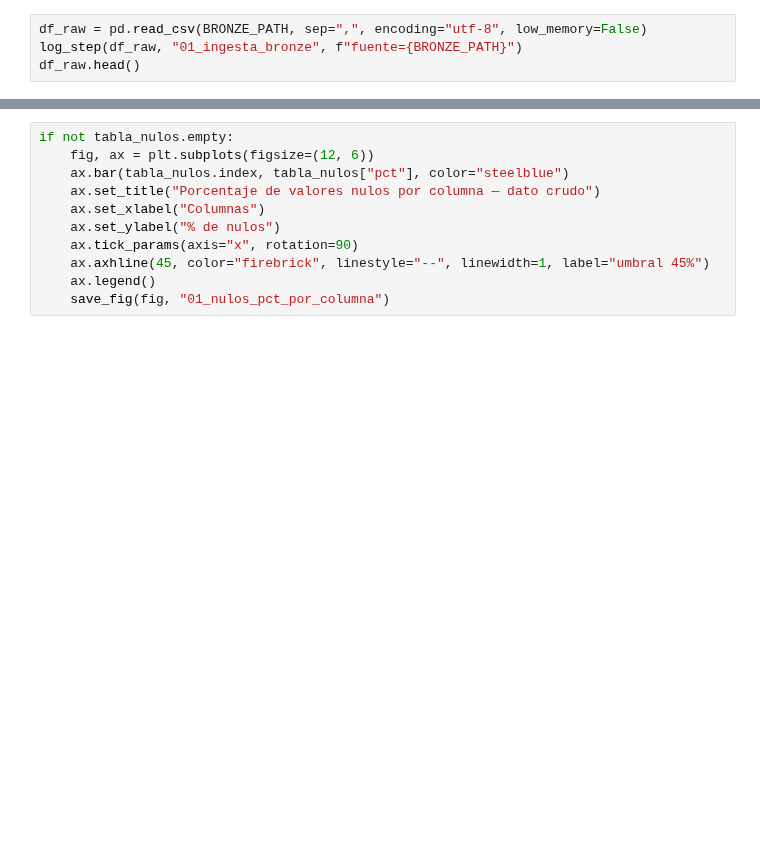
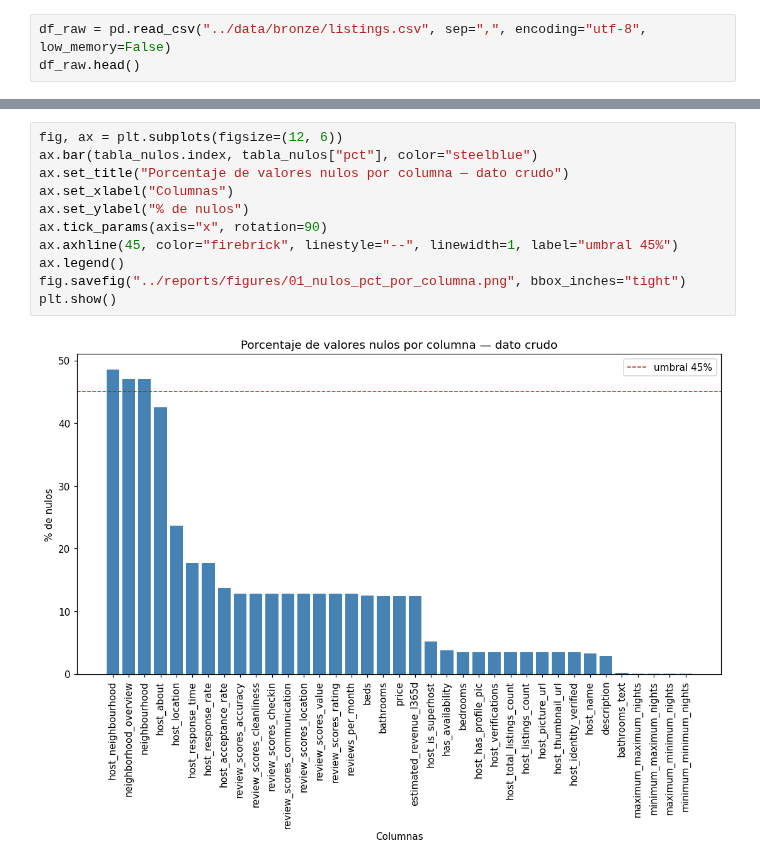
Before and after one commit to JuanJoseHQ/proyecto_final_analisis_datos, a Jupyter notebook: notebook/listings_clean.ipynb, the cells around one changed output, grey strips where cells are left out. Saved outputs shown, nothing was run; the diff lists cells and outputs as text; blank space fills up the shorter version.

Commit message:
Add new figures for analysis in reports

```diff
--- a/notebook/listings_clean.ipynb
+++ b/notebook/listings_clean.ipynb
@@ -91,4 +41,3 @@ de transformarlas.
 # %%
-df_raw = pd.read_csv(BRONZE_PATH, sep=",", encoding="utf-8", low_memory=False)
-log_step(df_raw, "01_ingesta_bronze", f"fuente={BRONZE_PATH}")
+df_raw = pd.read_csv("../data/bronze/listings.csv", sep=",", encoding="utf-8", low_memory=False)
 df_raw.head()
@@ -153,14 +179,16 @@ display(tabla_nulos)
 # %%
-if not tabla_nulos.empty:
-    fig, ax = plt.subplots(figsize=(12, 6))
-    ax.bar(tabla_nulos.index, tabla_nulos["pct"], color="steelblue")
-    ax.set_title("Porcentaje de valores nulos por columna — dato crudo")
-    ax.set_xlabel("Columnas")
-    ax.set_ylabel("% de nulos")
-    ax.tick_params(axis="x", rotation=90)
-    ax.axhline(45, color="firebrick", linestyle="--", linewidth=1, label="umbral 45%")
-    ax.legend()
-    save_fig(fig, "01_nulos_pct_por_columna")
+fig, ax = plt.subplots(figsize=(12, 6))
+ax.bar(tabla_nulos.index, tabla_nulos["pct"], color="steelblue")
+ax.set_title("Porcentaje de valores nulos por columna — dato crudo")
+ax.set_xlabel("Columnas")
+ax.set_ylabel("% de nulos")
+ax.tick_params(axis="x", rotation=90)
+ax.axhline(45, color="firebrick", linestyle="--", linewidth=1, label="umbral 45%")
+ax.legend()
+fig.savefig("../reports/figures/01_nulos_pct_por_columna.png", bbox_inches="tight")
+plt.show()
+# %% [output]
+[figure, added]
 # %%
 # Mapa de calor sobre las filas que tienen al menos un nulo: revela si los faltantes
 # aparecen en bloque (patrón estructural) o dispersos (error de captura).
```
Also changed, not shown: parts of 62 cells of this notebook, 6 other files.
